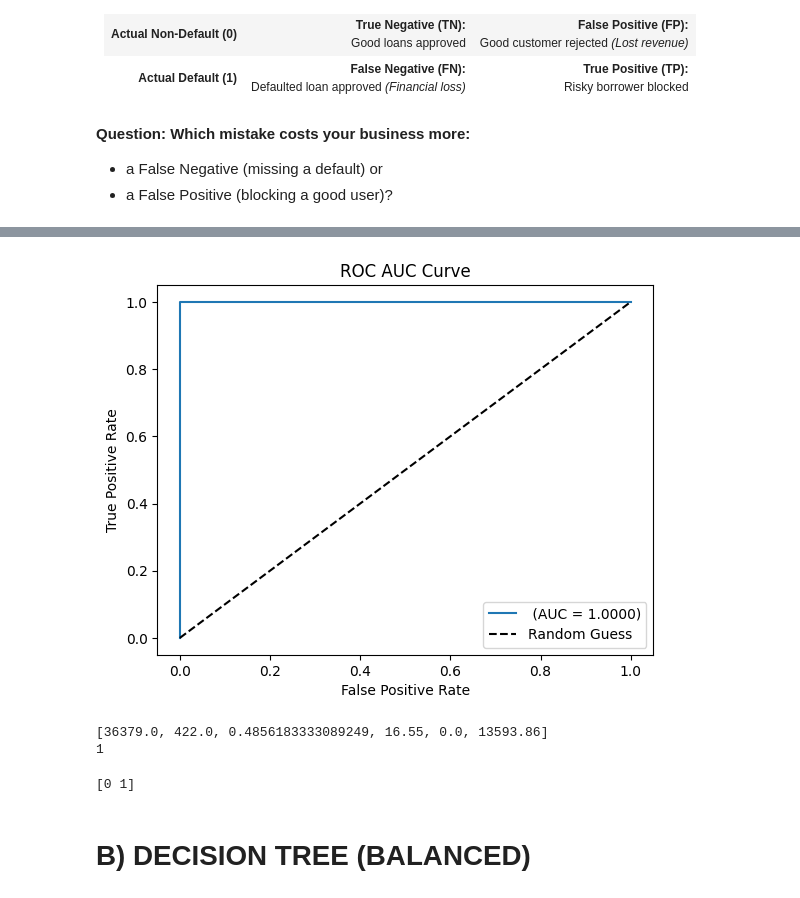
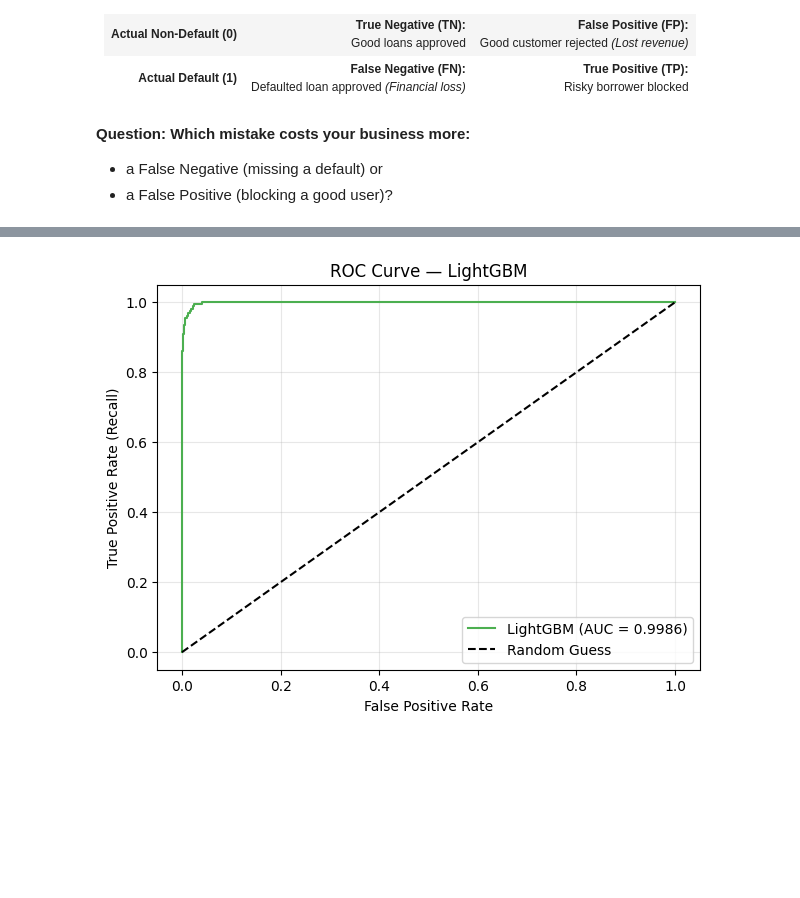
Before and after one commit to ash322ash422/tut_ml, a Jupyter notebook: 2_classify_logistic_regression/logistic_reg3_loan_defaulter_logistic_DecTree_LightGBM.ipynb, the cells around one changed output, grey strips where cells are left out. Drawn from its saved outputs; the diff is of its cells as text; code cells hidden in the pictures; blank space fills up the shorter version.

```diff
--- a/2_classify_logistic_regression/logistic_reg3_loan_defaulter_logistic_DecTree_LightGBM.ipynb
+++ b/2_classify_logistic_regression/logistic_reg3_loan_defaulter_logistic_DecTree_LightGBM.ipynb
@@ -234,0 +606,24 @@ A confusion matrix breaks down predictions into four critical quadrants:
+# %%
+# Calculate the class imbalance ratio: (# non-defaults) / (# defaults)
+# e.g., if 9000 non-defaults and 1000 defaults → ratio = 9
+ratio = (len(y_train) - sum(y_train)) / sum(y_train)
+print(f"Class imbalance ratio (non-default : default) = {ratio:.1f}")
+
+model_lgb = lgb.LGBMClassifier(
+    objective='binary',          # Binary classification
+    metric='auc',                # Optimise for AUC during training
+    scale_pos_weight=ratio,      # Penalise missed defaults ratio× more
+    learning_rate=0.05,          # Small steps = more robust
+    n_estimators=200,            # Build 200 trees
+    random_state=42
+)
+
+model_lgb.fit(X_train, y_train)  # Tree models do not require scaling
+
+y_pred_lgb  = model_lgb.predict(X_test)
+y_proba_lgb = model_lgb.predict_proba(X_test)[:, 1]
+
+print("\n=== LightGBM ===")
+print("\nClassification Report:")
+print(classification_report(y_test, y_pred_lgb, target_names=['No Default', 'Default']))
+print(f"ROC-AUC Score: {roc_auc_score(y_test, y_proba_lgb):.4f}")
@@ -235,36 +662,15 @@ A confusion matrix breaks down predictions into four critical quadrants:
 # %%
-from sklearn.metrics import roc_curve, auc
+fpr_lgb, tpr_lgb, _ = roc_curve(y_test, y_proba_lgb)
+auc_lgb = auc(fpr_lgb, tpr_lgb)
 
-# Calculate rates
-fpr, tpr, thresholds = roc_curve(y_test, y_proba)
-roc_auc = auc(fpr, tpr)
-
-# Plot manually
-plt.plot(fpr, tpr, label=f' (AUC = {roc_auc:.4f})')
-plt.plot([0, 1], [0, 1], 'k--', label='Random Guess') # Diagonal baseline
+plt.figure(figsize=(7, 5))
+plt.plot(fpr_lgb, tpr_lgb, label=f'LightGBM (AUC = {auc_lgb:.4f})', color='#4CAF50')
+plt.plot([0, 1], [0, 1], 'k--', label='Random Guess')
 plt.xlabel('False Positive Rate')
-plt.ylabel('True Positive Rate')
-plt.title('ROC AUC Curve')
-plt.legend(loc='lower right')
+plt.ylabel('True Positive Rate (Recall)')
+plt.title('ROC Curve — LightGBM')
+plt.legend()
+plt.grid(alpha=0.3)
 plt.show()
 # %% [output]
-[figure, old version]
+[figure, new version]
-# %%
-# Lets find 2 test data point: idx=2, 18
-print(list(X.loc[18]))
-print(y[18])
-# %% [output]
-[36379.0, 422.0, 0.4856183333089249, 16.55, 0.0, 13593.86]
-1
-# %%
-# lets test on one data point:
-data = [[59715, 593, 0.211456, 8.48, 1, 9511.77], # idx=2, Actual is y=0
-        [36379.0, 422.0, 0.4856183333089249, 16.55, 0.0, 13593.86], # idx=18, actual y=1
-       ]
-
-data_scaled = scaler.transform(data)
-print(model_lr.predict(data_scaled))
-# %% [output]
-[0 1]
-# %% [markdown]
-# B) DECISION TREE (BALANCED)
```
Also changed, not shown: parts of 67 cells of this notebook, 2 other files.
